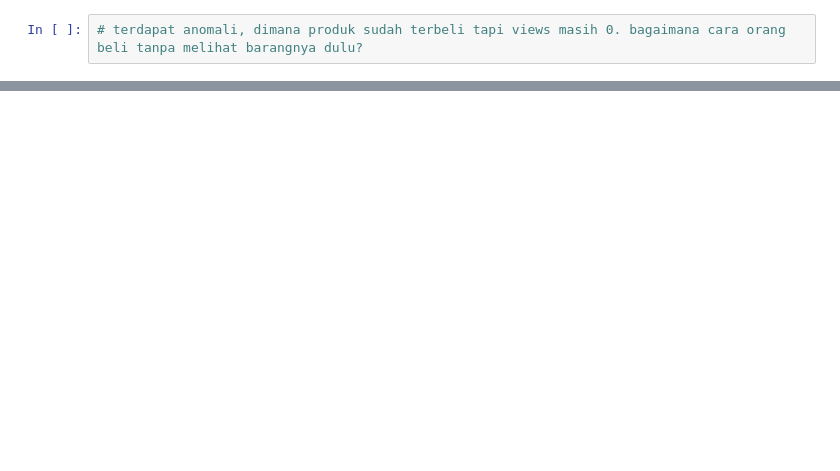
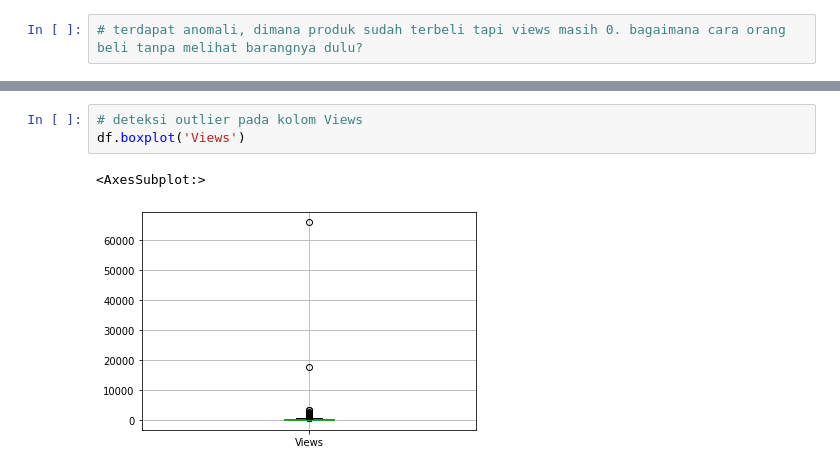
Before and after one commit to prasetyatf/EDA_RedmiNote11_tokped, a Jupyter notebook: analisis.ipynb, the cells around one changed output, grey strips where cells are left out. Drawn from its saved outputs; the diff is of its cells as text; blank space fills up the shorter version.

```diff
--- a/analisis.ipynb
+++ b/analisis.ipynb
@@ -311,0 +370,6 @@ income.tail(10).plot(kind='barh', grid=True, title='10 Toko Dengan Pendapatan Te
+# %%
+# deteksi outlier pada kolom Views
+df.boxplot('Views')
+# %% [output]
+<AxesSubplot:>
+[figure, added]
```
Also changed, not shown: parts of 26 cells of this notebook.
